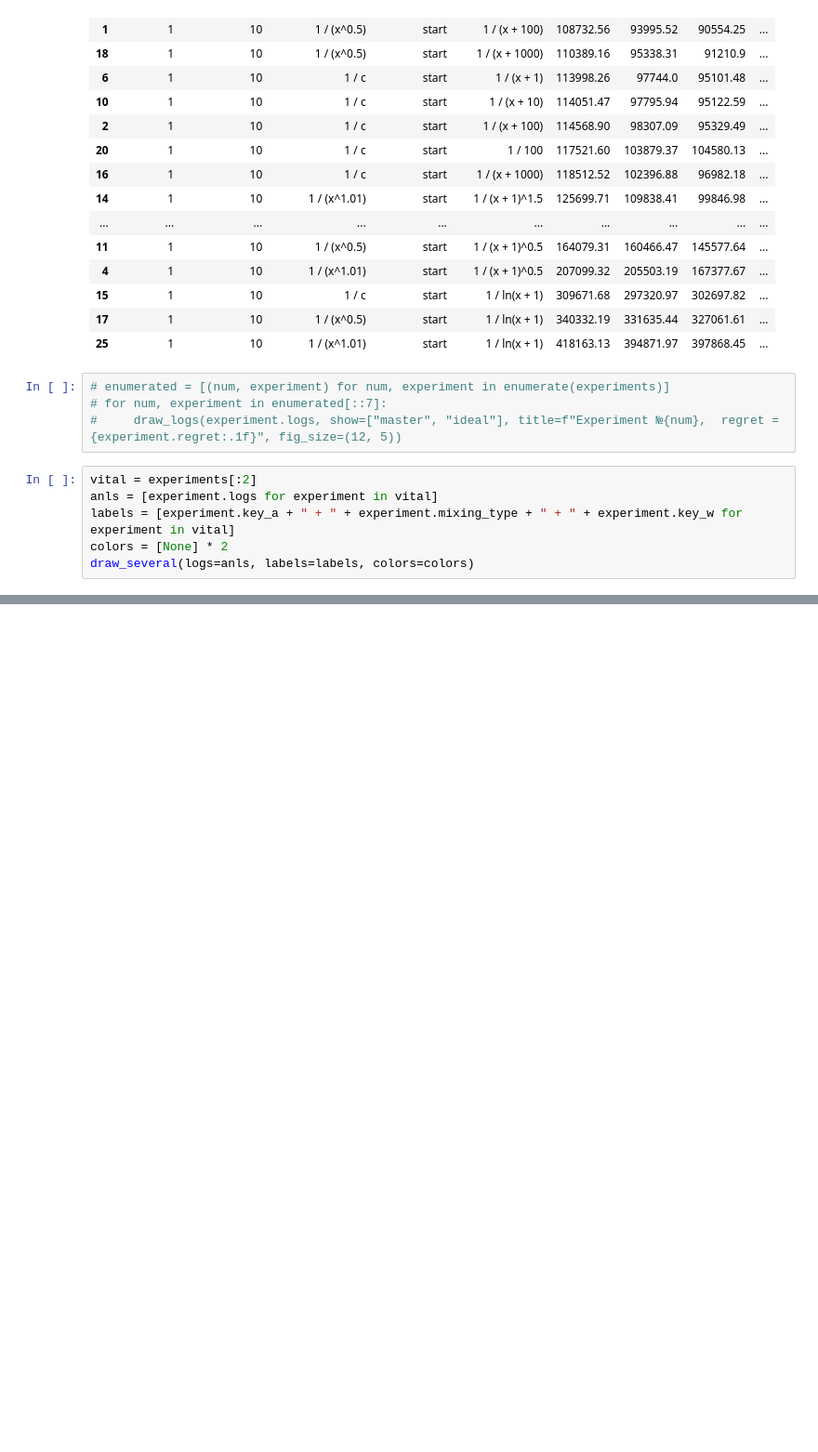
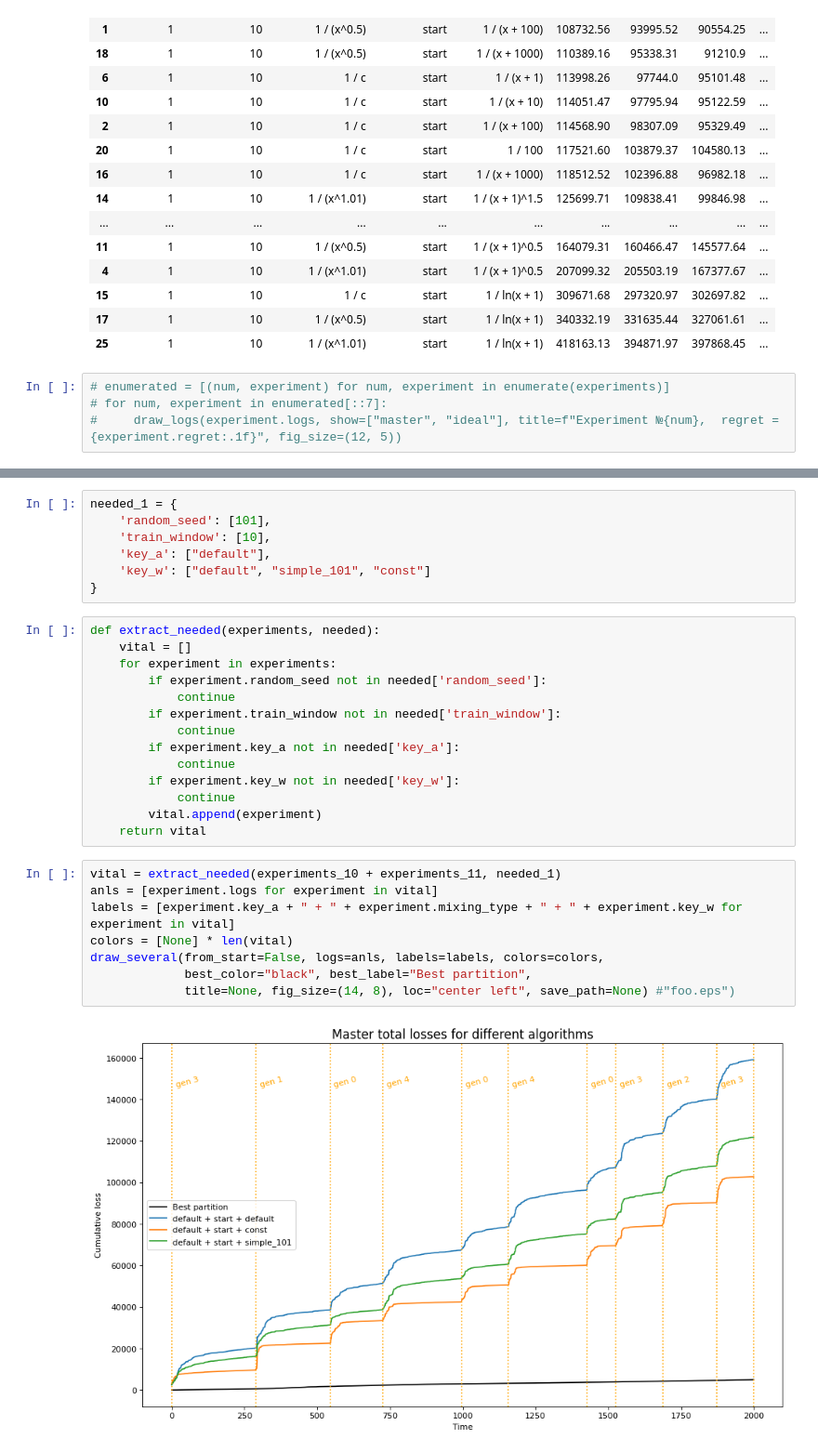
Before and after one commit to intsystems/2024-Project-125, a Jupyter notebook: code/notebooks/experim_vis.ipynb, the cells around one changed output, grey strips where cells are left out. Shown: that part at 93% size. Cells and saved outputs as stored; diff of their text form; blank space fills up the shorter version.

Commit message:
More experiments and paper improvement

```diff
--- a/code/notebooks/experim_vis.ipynb
+++ b/code/notebooks/experim_vis.ipynb
@@ -107,9 +124,3 @@ pd.concat((df_3, df_ap)).sort_values(by="mean")
 # enumerated = [(num, experiment) for num, experiment in enumerate(experiments)]
 # for num, experiment in enumerated[::7]:
 #     draw_logs(experiment.logs, show=["master", "ideal"], title=f"Experiment №{num},  regret = {experiment.regret:.1f}", fig_size=(12, 5))
-# %%
-vital = experiments[:2]
-anls = [experiment.logs for experiment in vital]
-labels = [experiment.key_a + " + " + experiment.mixing_type + " + " + experiment.key_w for experiment in vital]
-colors = [None] * 2
-draw_several(logs=anls, labels=labels, colors=colors)
@@ -117,0 +144,31 @@ draw_several(logs=anls, labels=labels, colors=colors)
+# %%
+needed_1 = {
+    'random_seed': [101],
+    'train_window': [10],
+    'key_a': ["default"],
+    'key_w': ["default", "simple_101", "const"]
+}
+# %%
+def extract_needed(experiments, needed):
+    vital = []
+    for experiment in experiments:
+        if experiment.random_seed not in needed['random_seed']:
+            continue
+        if experiment.train_window not in needed['train_window']:
+            continue
+        if experiment.key_a not in needed['key_a']:
+            continue
+        if experiment.key_w not in needed['key_w']:
+            continue
+        vital.append(experiment)
+    return vital
+# %%
+vital = extract_needed(experiments_10 + experiments_11, needed_1)
+anls = [experiment.logs for experiment in vital]
+labels = [experiment.key_a + " + " + experiment.mixing_type + " + " + experiment.key_w for experiment in vital]
+colors = [None] * len(vital)
+draw_several(from_start=False, logs=anls, labels=labels, colors=colors,
+             best_color="black", best_label="Best partition",
+             title=None, fig_size=(14, 8), loc="center left", save_path=None) #"foo.eps")
+# %% [output]
+[figure, added]
```
Also changed, not shown: parts of 27 cells of this notebook, 36 other files.
